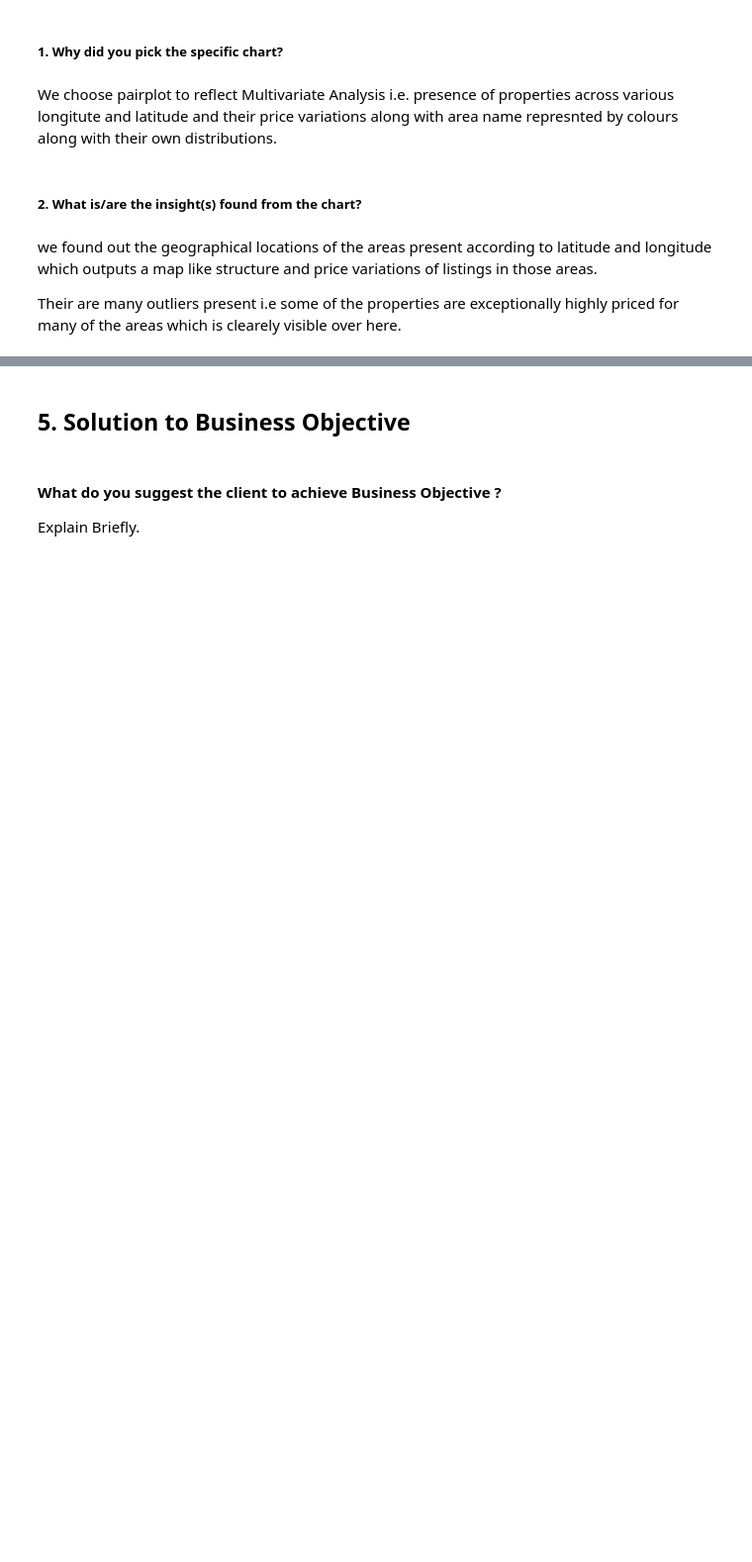
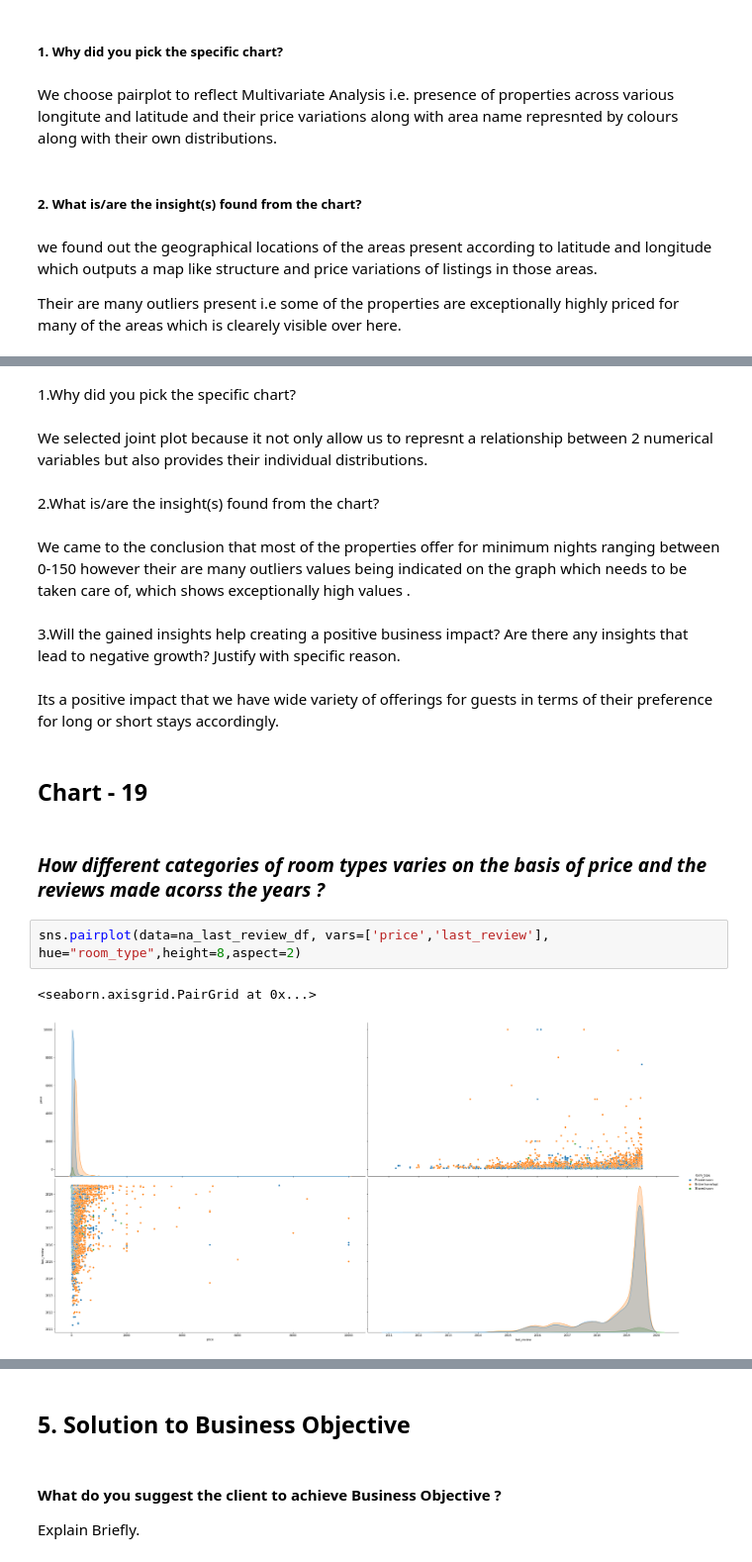
Before and after one commit to apurva-shrivastava/AirBnb-Booking-Analysis, a Jupyter notebook: Apurva_Shrivastava_EDA_Submission_Template.ipynb, the cells around one changed output, grey strips where cells are left out. Shown at 99% size. Saved outputs shown, nothing was run; the diff lists cells and outputs as text; blank space fills up the shorter version.

```diff
--- a/Apurva_Shrivastava_EDA_Submission_Template.ipynb
+++ b/Apurva_Shrivastava_EDA_Submission_Template.ipynb
@@ -676,0 +730,22 @@ Their are many outliers present i.e some of the properties are  exceptionally  h
+# %% [markdown]
+1.Why did you pick the specific chart?
+# %% [markdown]
+We selected joint plot because it not only allow us to represnt a relationship between 2 numerical variables but also provides their individual distributions.
+# %% [markdown]
+2.What is/are the insight(s) found from the chart?
+# %% [markdown]
+We came to the conclusion that most of the properties offer for minimum nights ranging between 0-150 however their are many outliers values being indicated on the graph which needs to be taken care of, which shows exceptionally high values .
+# %% [markdown]
+3.Will the gained insights help creating a positive business impact?
+Are there any insights that lead to negative growth? Justify with specific reason.
+# %% [markdown]
+Its a positive impact that we have wide variety of offerings for guests in terms of their preference for long or short stays accordingly.
+# %% [markdown]
+## Chart - 19
+# %% [markdown]
+### ***How different categories of room types varies on the basis of price and the reviews made acorss the years ?***
+# %%
+sns.pairplot(data=na_last_review_df, vars=['price','last_review'], hue="room_type",height=8,aspect=2)
+# %% [output]
+<seaborn.axisgrid.PairGrid at 0x...>
+[figure, added]
```
Also changed, not shown: parts of 37 cells of this notebook.
